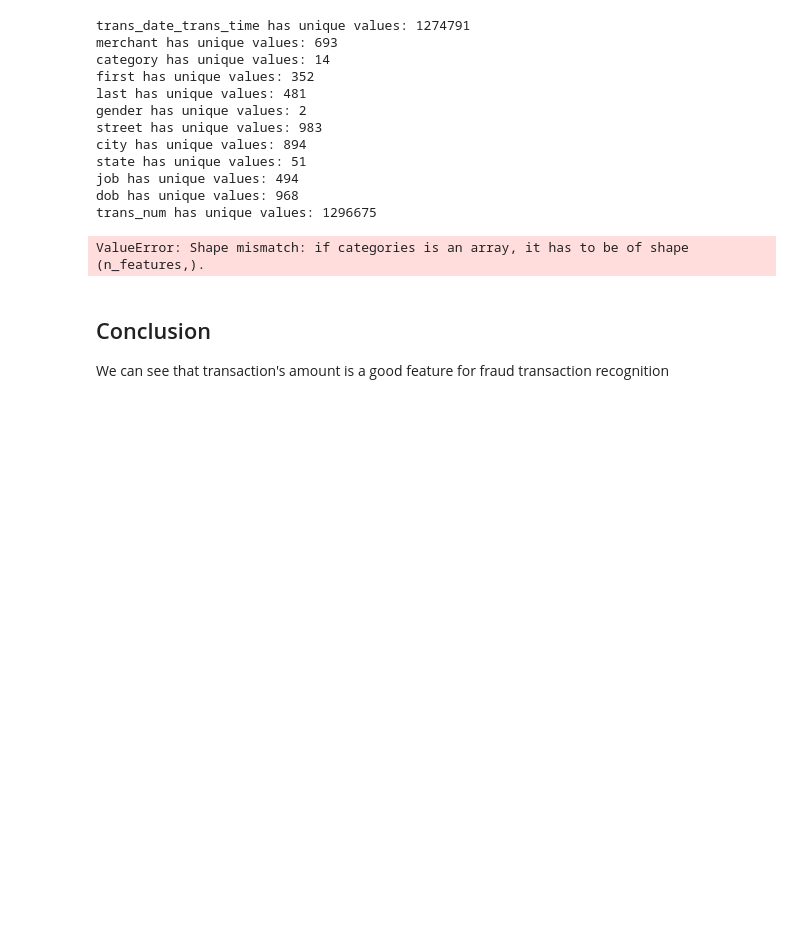
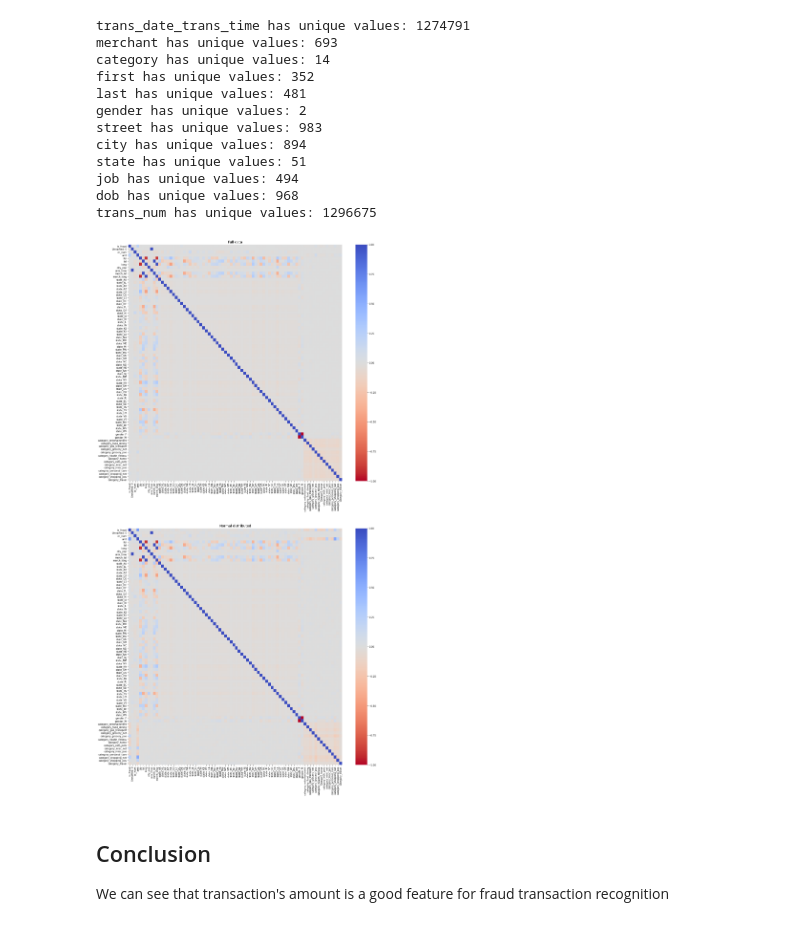
Before and after one commit to sashaaKr/master-of-science, a Jupyter notebook: semester_2/Advanced_Topics_in_Machine_Learning/assignment_2/Advanced Machine Learning_sasha - HW #2.ipynb, the cells around one changed output. Cells and saved outputs as stored; diff of their text form; code cells hidden in the pictures; blank space fills up the shorter version.

```diff
--- a/semester_2/Advanced_Topics_in_Machine_Learning/assignment_2/Advanced Machine Learning_sasha - HW #2.ipynb
+++ b/semester_2/Advanced_Topics_in_Machine_Learning/assignment_2/Advanced Machine Learning_sasha - HW #2.ipynb
@@ -505,23 +509,20 @@ state has unique values: 51
 job has unique values: 494
 dob has unique values: 968
 trans_num has unique values: 1296675
-# %%
-ohe = OneHotEncoder(categories = ['gender', 'state', 'category'])
-ohe.fit(normal_distributed_train_df)
-onehotlabels = ohe.transform(normal_distributed_train_df).toarray()
-onehotlabels.shape
-
-
-ct = ColumnTransformer([
-    ('one_hot_encoder',
-     OneHotEncoder(categories=['gender', 'state', 'category'])
-    )],   # The column numbers to be transformed (here is [0] but can be [0, 1, 3])
-    remainder='passthrough'                                         # Leave the rest of the columns untouched
-)
-
-normal_distributed_ohed_train_df = ct.fit_transform(X)
-# %% [output]
-ValueError: Shape mismatch: if categories is an array, it has to be of shape (n_features,).
+# %%
+def move_is_fraud_to_fisrt_index(df):
+    fraud = df['is_fraud']
+    df.drop(labels=['is_fraud'], axis=1,inplace = True)
+    df.insert(0, 'is_fraud', fraud)
+    return df
+
+columns=['state', 'gender', 'category']
+dummied_full_train_df = move_is_fraud_to_fisrt_index(pd.get_dummies(full_train_df, columns=columns))
+dummied_normal_distributed_train_df = move_is_fraud_to_fisrt_index(pd.get_dummies(normal_distributed_train_df, columns=columns))
+# %%
+show_correlation_matrices(dummied_full_train_df, dummied_normal_distributed_train_df, False)
+# %% [output]
+[figure, added]
 # %%
 ### T R A I N data
 X_train = full_train_df.copy()
```
Also changed, not shown: parts of 1 cell of this notebook.
